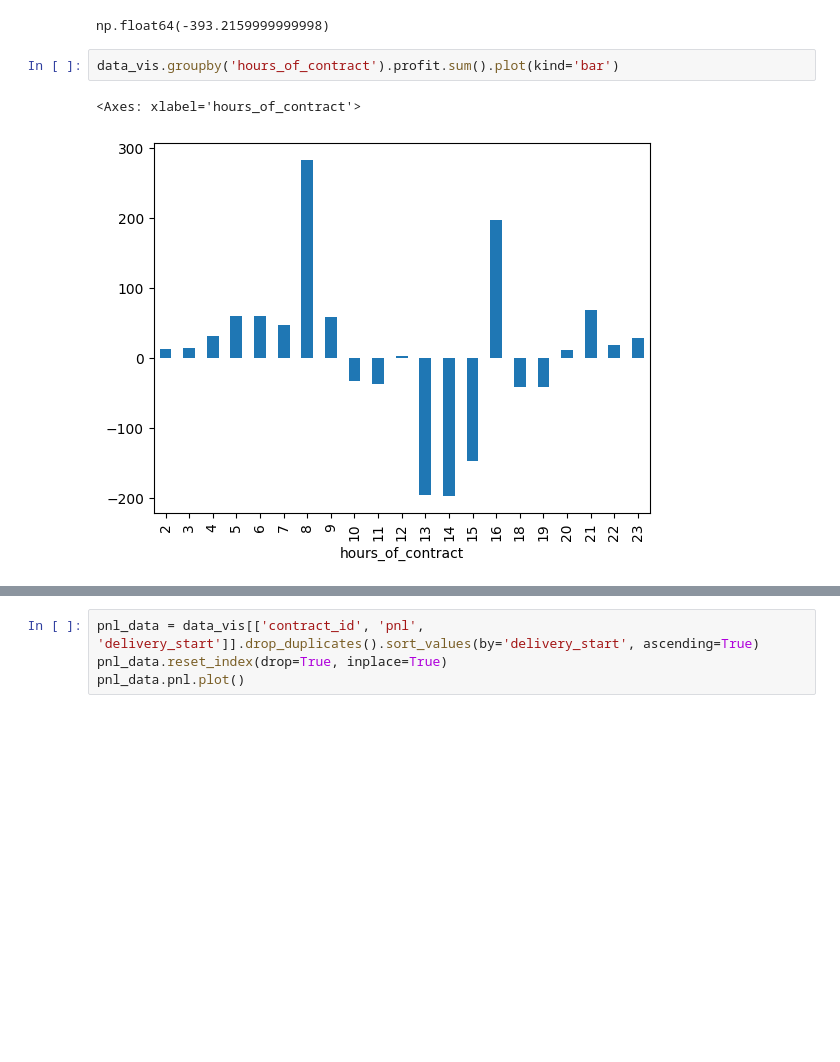
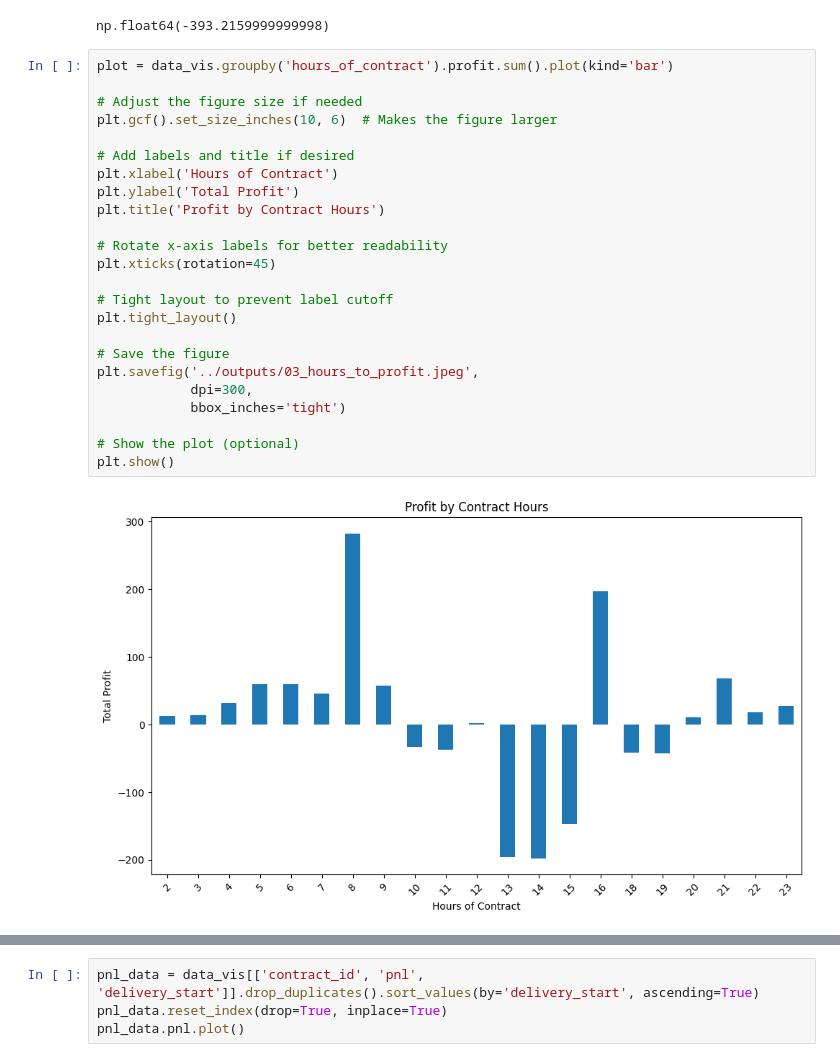
Before and after one commit to dn-aarhus-energy/intradays, a Jupyter notebook: Intraday/notebooks/nl_fish_analytics.ipynb, the cells around one changed output, grey strips where cells are left out. Saved outputs shown, nothing was run; the diff lists cells and outputs as text; blank space fills up the shorter version.

```diff
--- a/Intraday/notebooks/nl_fish_analytics.ipynb
+++ b/Intraday/notebooks/nl_fish_analytics.ipynb
@@ -189,11 +191,32 @@ unique_10_15 = data_vis.loc[(data_vis['weighted_mean_price']<90),:]['exec_time']
 data_vis.loc[data_vis['exec_time'].isin(unique_10_15),:].profit.sum()
 # %% [output]
 np.float64(-393.2159999999998)
-# %%
-data_vis.groupby('hours_of_contract').profit.sum().plot(kind='bar')
-# %% [output]
-<Axes: xlabel='hours_of_contract'>
-[figure, removed]
+# %%
+plot = data_vis.groupby('hours_of_contract').profit.sum().plot(kind='bar')
+
+# Adjust the figure size if needed
+plt.gcf().set_size_inches(10, 6)  # Makes the figure larger
+
+# Add labels and title if desired
+plt.xlabel('Hours of Contract')
+plt.ylabel('Total Profit')
+plt.title('Profit by Contract Hours')
+
+# Rotate x-axis labels for better readability
+plt.xticks(rotation=45)
+
+# Tight layout to prevent label cutoff
+plt.tight_layout()
+
+# Save the figure
+plt.savefig('../outputs/03_hours_to_profit.jpeg',
+            dpi=300,
+            bbox_inches='tight')
+
+# Show the plot (optional)
+plt.show()
+# %% [output]
+[figure, added]
 # %%
 fig, ax = nlfisk.scatter_plot_for_hours(data_vis,
                              x_variable='weighted_minutes_to_delivery_start_opener',
```
Also changed, not shown: parts of 3 cells of this notebook.
